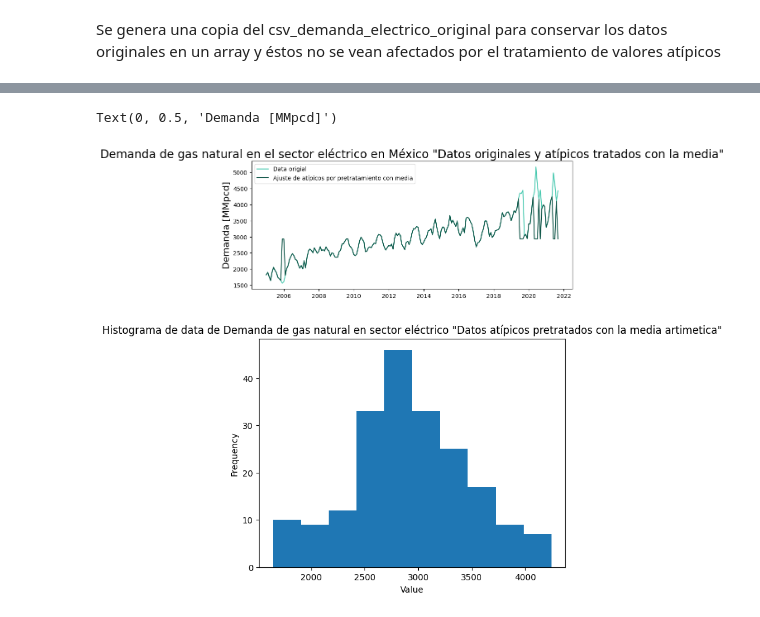
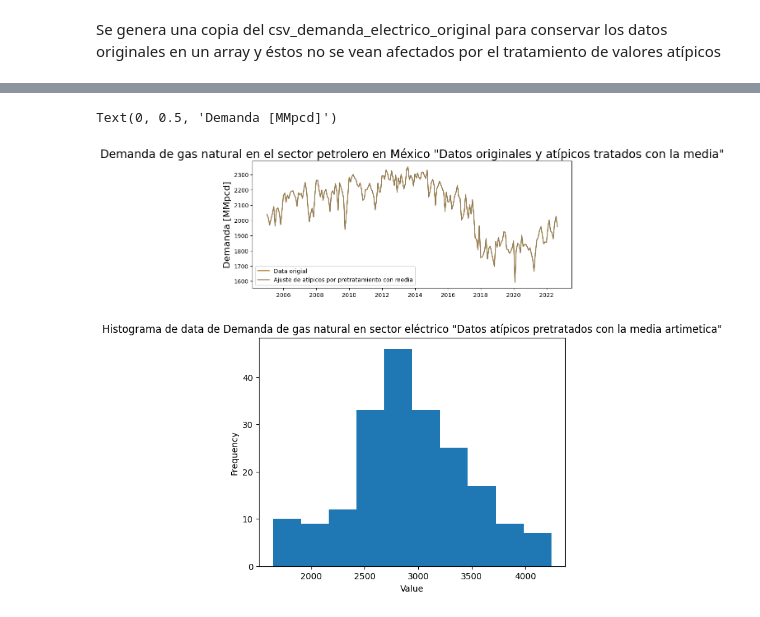
Before and after one commit to Sergio-Ibarra-1795/MIS_Tesis_GitHub, a Jupyter notebook: Demanda_petrolero_full_v1.ipynb, the cells around one changed output, grey strips where cells are left out. Cells and saved outputs as stored; diff of their text form; code cells hidden in the pictures.

Commit message:
Creando archivo PETROLERO full v1

```diff
--- a/Demanda_petrolero_full_v1.ipynb
+++ b/Demanda_petrolero_full_v1.ipynb
@@ -19,7 +19,7 @@ from time import time
 # %% [markdown]
 Se lee la data "original" de Demanda en sector petrolero
 # %%
-demanda_petrolero_original = pd.read_csv('Demanda_petrolero_2022_full1.csv',index_col='Date',parse_dates=True)
+demanda_petrolero_original = pd.read_csv('Demanda_petrolero_2023.csv',index_col='Date',parse_dates=True)
 demanda_petrolero_original
 # %% [output]
 |  | Demanded_Gas |
@@ -417,10 +409,0 @@ Se toman los ULTIMOS n_input elementos de los datos de train y se almacenan en u
-# %%
-'''
-
-data = demanda_electrico_original_train_generator
-
-demanda_electrico_train_batch = data[-n_input:]
-
-demanda_electrico_train_batch
-
-'''
@@ -702,0 +693,3 @@ Name: Demanded_Gas, Length: 201, dtype: float64
+# %%
+demanda_petrolero_original_train_para_tratamiento =demanda_petrolero_original_train_data.copy()
+demanda_petrolero_original_train_para_tratamiento
@@ -702,0 +711,3 @@ Name: Demanded_Gas, Length: 201, dtype: float64
+# %%
+demanda_petrolero_train_pretratamiento_media = remove_replace_outliers_media(demanda_petrolero_original_train_para_tratamiento['Demanded_Gas'])
+demanda_petrolero_train_pretratamiento_media
@@ -703,13 +728,13 @@ Name: Demanded_Gas, Length: 201, dtype: float64
 # %%
 plt.figure(figsize=(10,4))
-plt.plot(demanda_electrico_original_train_data, color='#48C9B0')
-plt.plot(demanda_electrico_train_pretratamiento_media,color='#0B5345')
+plt.plot(demanda_petrolero_original_train_data, color='#AD6503')
+plt.plot(demanda_petrolero_train_pretratamiento_media,color='#907D58')
 plt.legend(('Data origial', 'Ajuste de atípicos por pretratamiento con media'))
-plt.title('Demanda de gas natural en el sector eléctrico en México "Datos originales y atípicos tratados con la media"', fontsize=20)
+plt.title('Demanda de gas natural en el sector petrolero en México "Datos originales y atípicos tratados con la media"', fontsize=20)
 plt.ylabel('Demanda [MMpcd]', fontsize =16)
 # %% [output]
 Text(0, 0.5, 'Demanda [MMpcd]')
-[figure, old version]
+[figure, new version]
 # %%
 # Generate the histogram
 plt.hist(demanda_electrico_train_pretratamiento_media, bins=10)  # Adjust the number of bins as per your data
```
Also changed, not shown: parts of 64 cells of this notebook, 3 other files.
